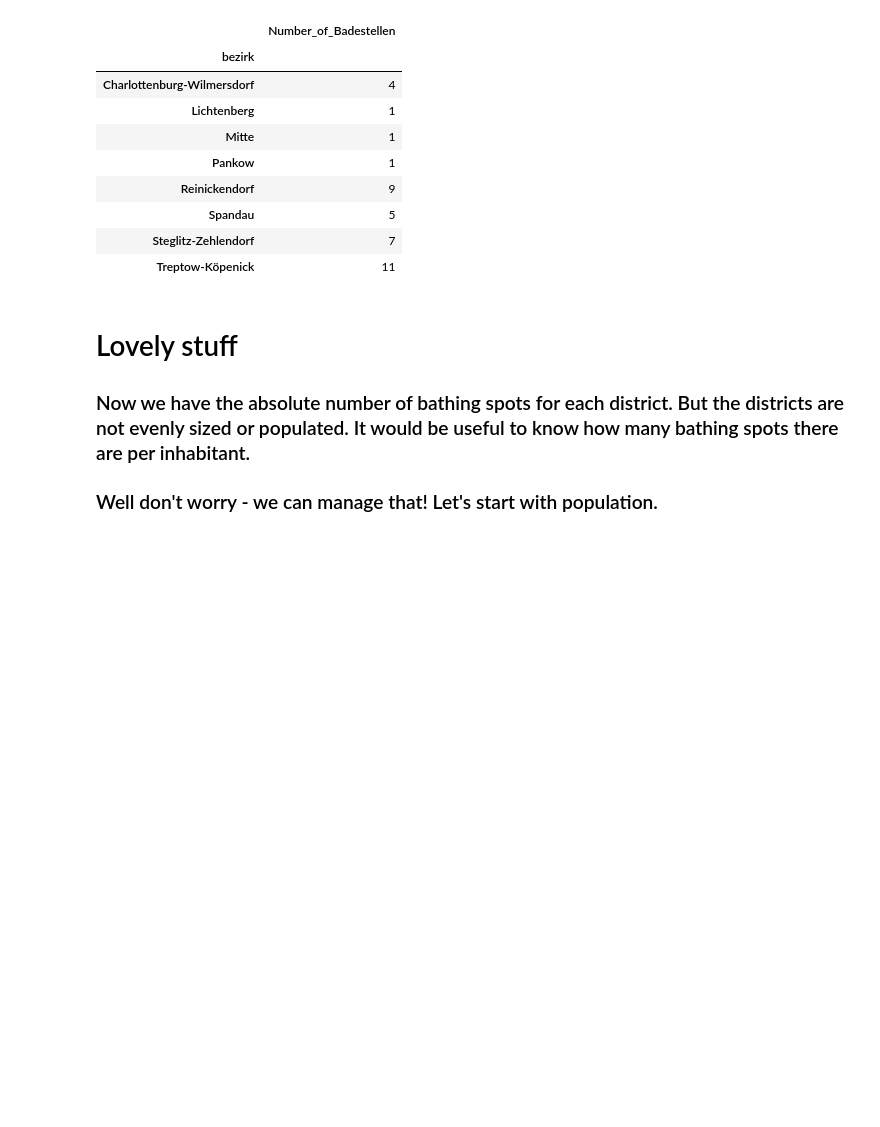
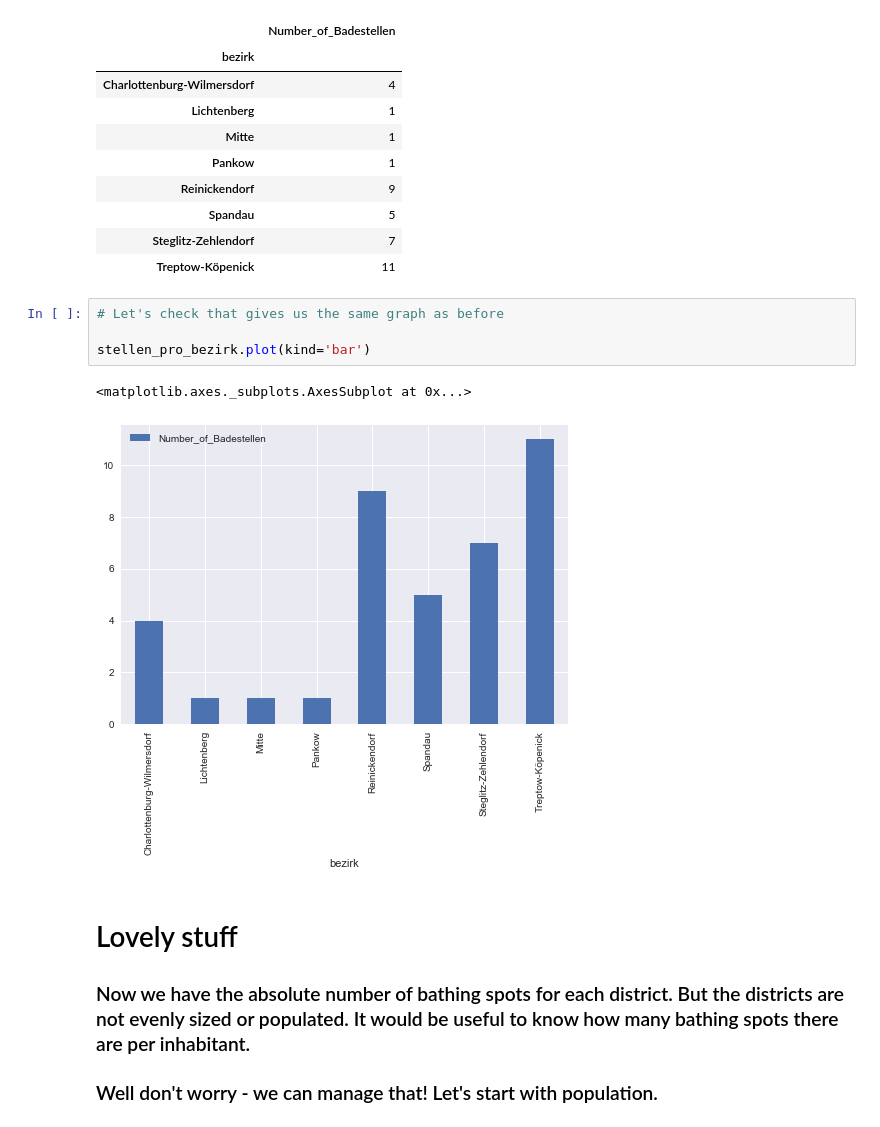
Before and after one commit to thecraigd/Badestellen, a Jupyter notebook: Badestellen.ipynb, the cells around one changed output. Drawn from its saved outputs; the diff is of its cells as text; blank space fills up the shorter version.

```diff
--- a/Badestellen.ipynb
+++ b/Badestellen.ipynb
@@ -123,6 +112,13 @@ display(stellen_pro_bezirk)
 | Spandau | 5 |
 | Steglitz-Zehlendorf | 7 |
 | Treptow-Köpenick | 11 |
+# %%
+# Let's check that gives us the same graph as before
+
+stellen_pro_bezirk.plot(kind='bar')
+# %% [output]
+<matplotlib.axes._subplots.AxesSubplot at 0x...>
+[figure, added]
 # %% [markdown]
 # Lovely stuff
 
```
Also changed, not shown: parts of 3 cells of this notebook.
